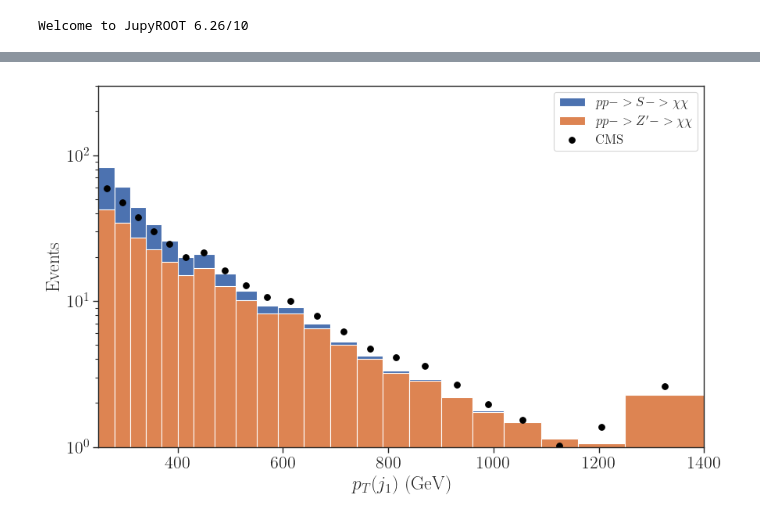
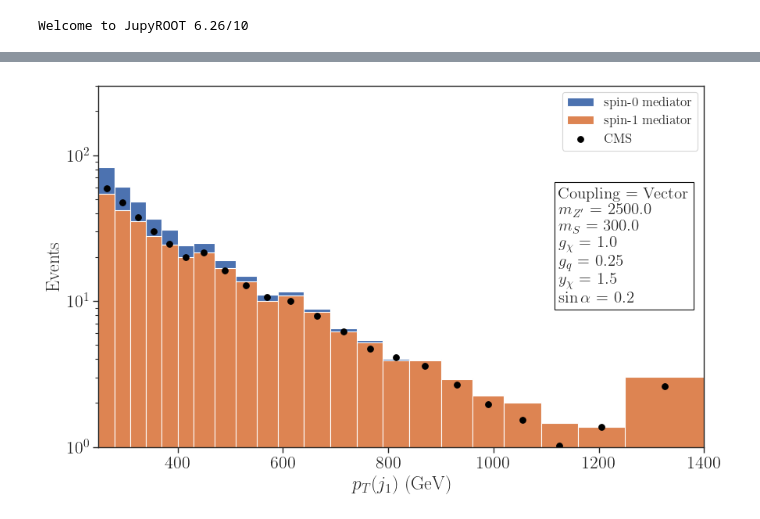
Before and after one commit to SModelS/smodelsv3-paper, a Jupyter notebook: notebooks/PlotPT-LHE.ipynb, the cells around one changed output, grey strips where cells are left out. Cells and saved outputs as stored; diff of their text form; code cells hidden in the pictures.

```diff
--- a/notebooks/PlotPT-LHE.ipynb
+++ b/notebooks/PlotPT-LHE.ipynb
@@ -211,15 +211,13 @@ sd_dm total cross-section = 2.868e-03 pb
 ## Filter CMS data
 
 modelFilter = {
- 'Mode' : 'DM+QCDjets',
  'Coupling' : 'Vector',
  '$M_{med}$' : 2500.0,
-#  '$m_{\chi}$' : 1.0,
+ '$m_{\chi}$' : 1.0,
  '$g_{\chi}$' : 1.0,
  '$g_{q}$' : 0.25}
 
 
-textstr = '\n'.join([r'%s = %s' %(k,v) for k,v in modelFilter.items()])
 dfModel = cmsData.loc[(cmsData[list(modelFilter)] == pd.Series(modelFilter)).all(axis=1)]
 dfModel = dfModel[dfModel['Data-takingperiod'] == 2017]
 # %%
@@ -251,27 +249,44 @@ metBins = [250,  280,  310,  340,  370,  400,  430,  470,  510, 550,  590,  640,
 for label, pt in pTj1.items():
 #     binned[label], bins2 = np.histogram(pt, bins=binLeft, weights=weights[label])
     binned[label], bins2 = np.histogram(pt, bins=metBins, weights=weights[label]*1e3*lum2017)
-k=1.2
-ptTotal = k*binned['zp_dm'] + binned['sd_dm']
+k=1
+brZ = 0.639069
+brS = 0.9018403
+ptTotal = k*binned['zp_dm']*brZ + binned['sd_dm']*brS
+# %%
+# legend
+legend = {
+          'Coupling' : 'Vector',
+          '$m_{Z^{\prime}}$' : 2500.0,
+          '$m_{S}$' : 300.0,
+          '$g_{\chi}$' : 1.0,
+          '$g_{q}$' : 0.25,
+          '$y_{\chi}$' : 1.5,
+          '$\sin\\alpha$' : 0.2
+           }
+textstr = '\n'.join([r'%s = %s' %(k,v) for k,v in legend.items()])
 # %%
 fig = plt.figure(figsize=(10,6))
 
 plt.hist(binCenter, bins=metBins, weights=ptTotal, stacked=True,
-         label=r'$pp -> S -> \chi \chi$')
+         label=r'spin-0 mediator')
 # plt.hist(binCenter, bins=binLeft, weights=binned['y1_dm'], stacked=False, label='y1_dm')
-plt.hist(binCenter, bins=metBins, weights=k*binned['zp_dm'], stacked=True,
-         label=r'$pp -> Z^{\prime} -> \chi \chi$')
+plt.hist(binCenter, bins=metBins, weights=k*binned['zp_dm']*brZ, stacked=True,
+         label=r'spin-1 mediator')
 
 plt.scatter(x=binCenter, y=ptCMS, s=30, color='black', label='CMS')
 
 plt.yscale('log')
 plt.ylim(1e0,3e2)
 plt.xlabel(r'$p_T(j_1)$ (GeV)')
 plt.ylabel(r'Events')
 plt.xlim(250,1400)
 plt.legend(loc='upper right', fontsize='x-small')
 
+plt.text(0.76,0.4,textstr,fontsize=15,bbox=dict(facecolor='white', edgecolor='black'),
+         transform = plt.gca().transAxes)
+
 plt.savefig('../../Pictures/plot-pt.png')
 plt.show()
 # %% [output]
-[figure, old version]
+[figure, new version]
```
Also changed, not shown: parts of 8 cells of this notebook, 3 other files.
